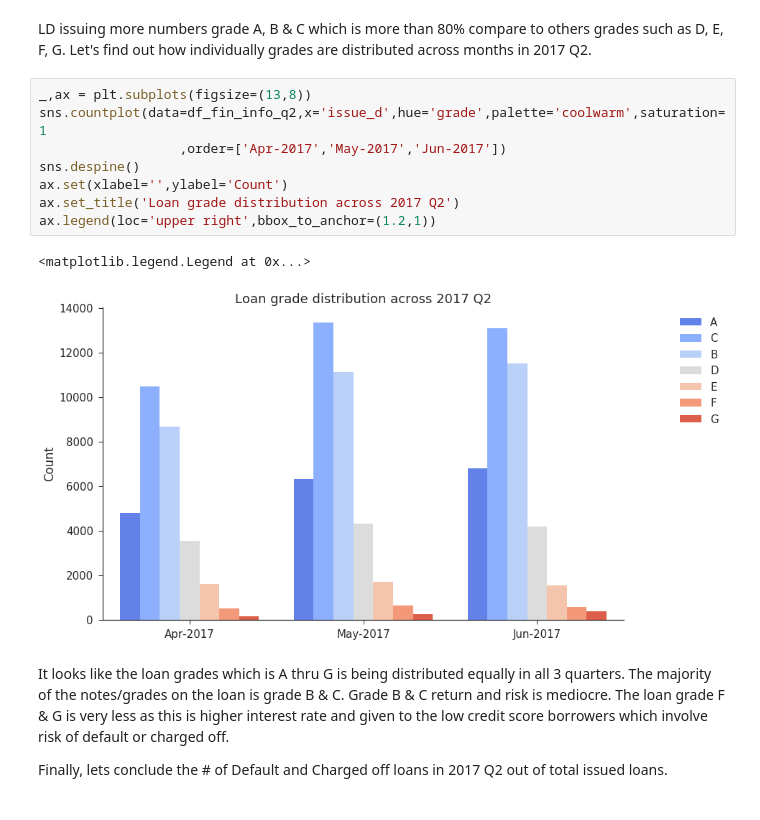
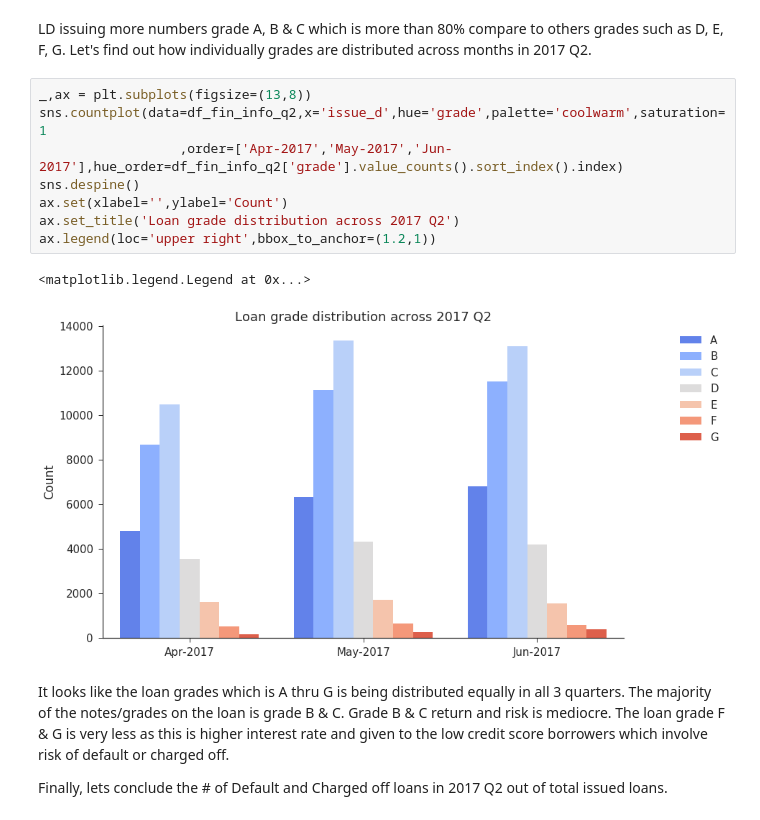
Before and after one commit to sujittripathy/DataScienceBootCampPrep, a Jupyter notebook: Capstone/Capstone_LendingClub.ipynb, the cells around one changed output. Saved outputs shown, nothing was run; the diff lists cells and outputs as text.

Commit message:
Changes the Hue Order

```diff
--- a/Capstone/Capstone_LendingClub.ipynb
+++ b/Capstone/Capstone_LendingClub.ipynb
@@ -564,14 +564,14 @@ LD issuing more numbers grade A, B & C which is more than 80% compare to others
 # %%
 _,ax = plt.subplots(figsize=(13,8))
 sns.countplot(data=df_fin_info_q2,x='issue_d',hue='grade',palette='coolwarm',saturation=1
-                  ,order=['Apr-2017','May-2017','Jun-2017'])
+                  ,order=['Apr-2017','May-2017','Jun-2017'],hue_order=df_fin_info_q2['grade'].value_counts().sort_index().index)
 sns.despine()
 ax.set(xlabel='',ylabel='Count')
 ax.set_title('Loan grade distribution across 2017 Q2')
 ax.legend(loc='upper right',bbox_to_anchor=(1.2,1))
 # %% [output]
 <matplotlib.legend.Legend at 0x...>
-[figure, old version]
+[figure, new version]
 # %% [markdown]
 It looks like the loan grades which is A thru G is being distributed equally in all 3 quarters. The majority of the notes/grades on the loan is grade B & C. Grade B & C return and risk is mediocre. The loan grade F & G is very less as this is higher interest rate and given to the low credit score borrowers which involve risk of default or charged off.
 
```
Also changed, not shown: parts of 5 cells of this notebook.
